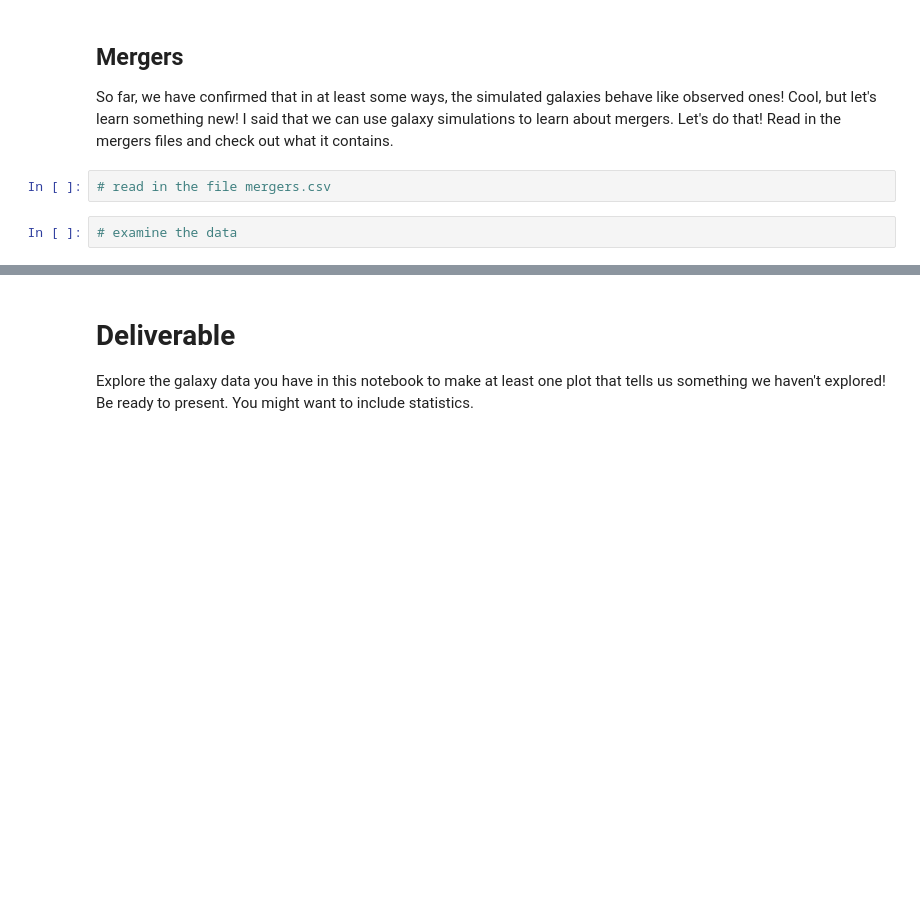
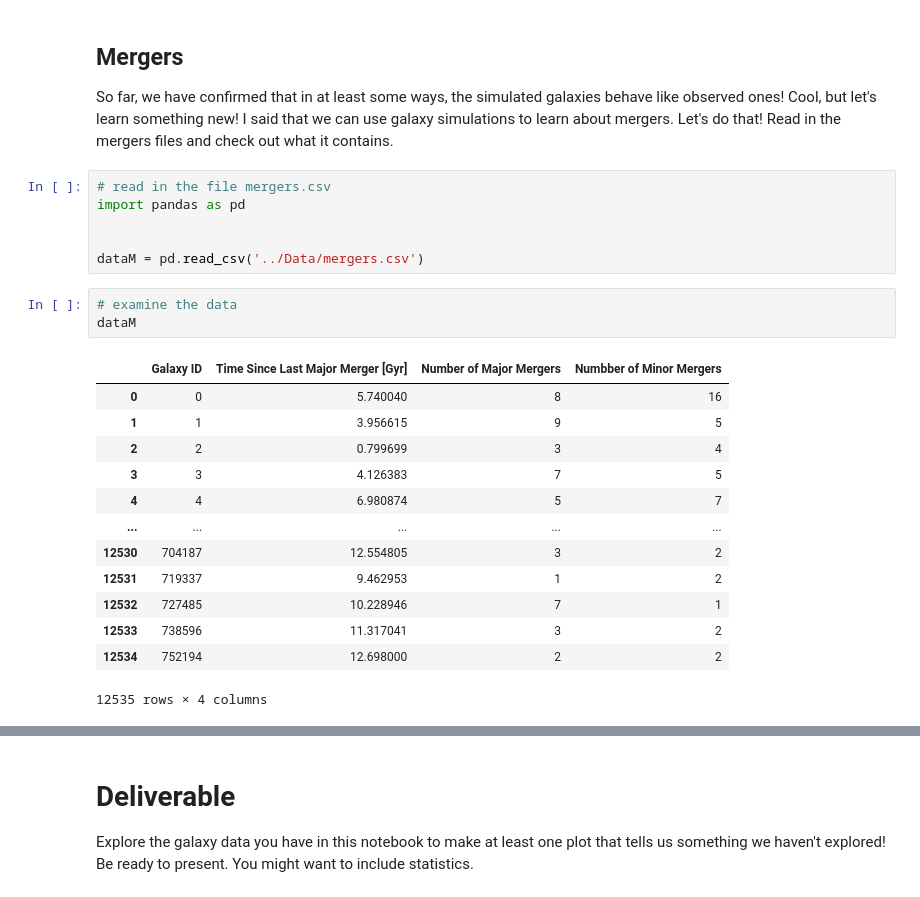
Before and after one commit to Op173/CFR-2025, a Jupyter notebook: Astro/Blank/7 - Simulated Galaxies Pt2.ipynb, the cells around one changed output, grey strips where cells are left out. Cells and saved outputs as stored; diff of their text form; blank space fills up the shorter version.

```diff
--- a/Astro/Blank/7 - Simulated Galaxies Pt2.ipynb
+++ b/Astro/Blank/7 - Simulated Galaxies Pt2.ipynb
@@ -214,8 +145,27 @@ KeyError: 'g_band'
 So far, we have confirmed that in at least some ways, the simulated galaxies behave like observed ones! Cool, but let's learn something new! I said that we can use galaxy simulations to learn about mergers. Let's do that! Read in the mergers files and check out what it contains.
 # %%
 # read in the file mergers.csv
+import pandas as pd
+
+
+dataM = pd.read_csv('../Data/mergers.csv')
 # %%
 # examine the data
+dataM
+# %% [output]
+|  | Galaxy ID | Time Since Last Major Merger [Gyr] | Number of Major Mergers | Numbber of Minor Mergers |
+| 0 | 0 | 5.740040 | 8 | 16 |
+| 1 | 1 | 3.956615 | 9 | 5 |
+| 2 | 2 | 0.799699 | 3 | 4 |
+| 3 | 3 | 4.126383 | 7 | 5 |
+| 4 | 4 | 6.980874 | 5 | 7 |
+| ... | ... | ... | ... | ... |
+| 12530 | 704187 | 12.554805 | 3 | 2 |
+| 12531 | 719337 | 9.462953 | 1 | 2 |
+| 12532 | 727485 | 10.228946 | 7 | 1 |
+| 12533 | 738596 | 11.317041 | 3 | 2 |
+| 12534 | 752194 | 12.698000 | 2 | 2 |
+12535 rows × 4 columns
 # %% [markdown]
 **How many rows are there?**
 
```
Also changed, not shown: parts of 11 cells of this notebook.
